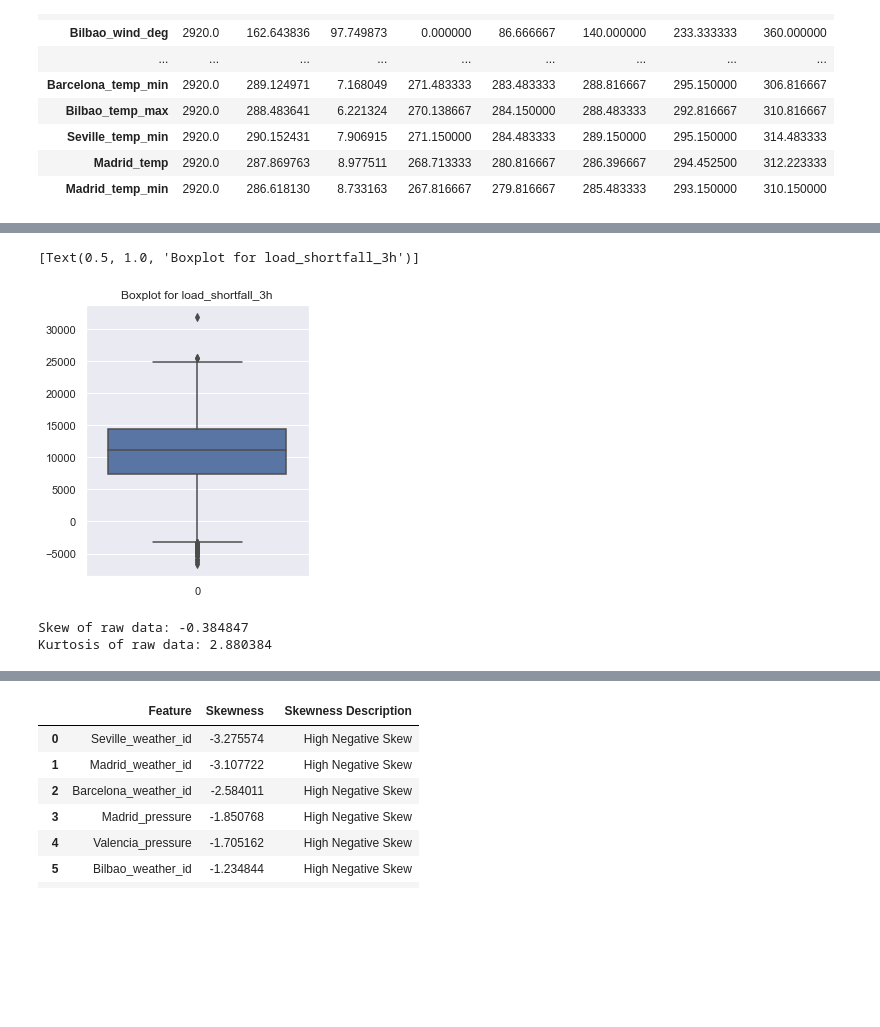
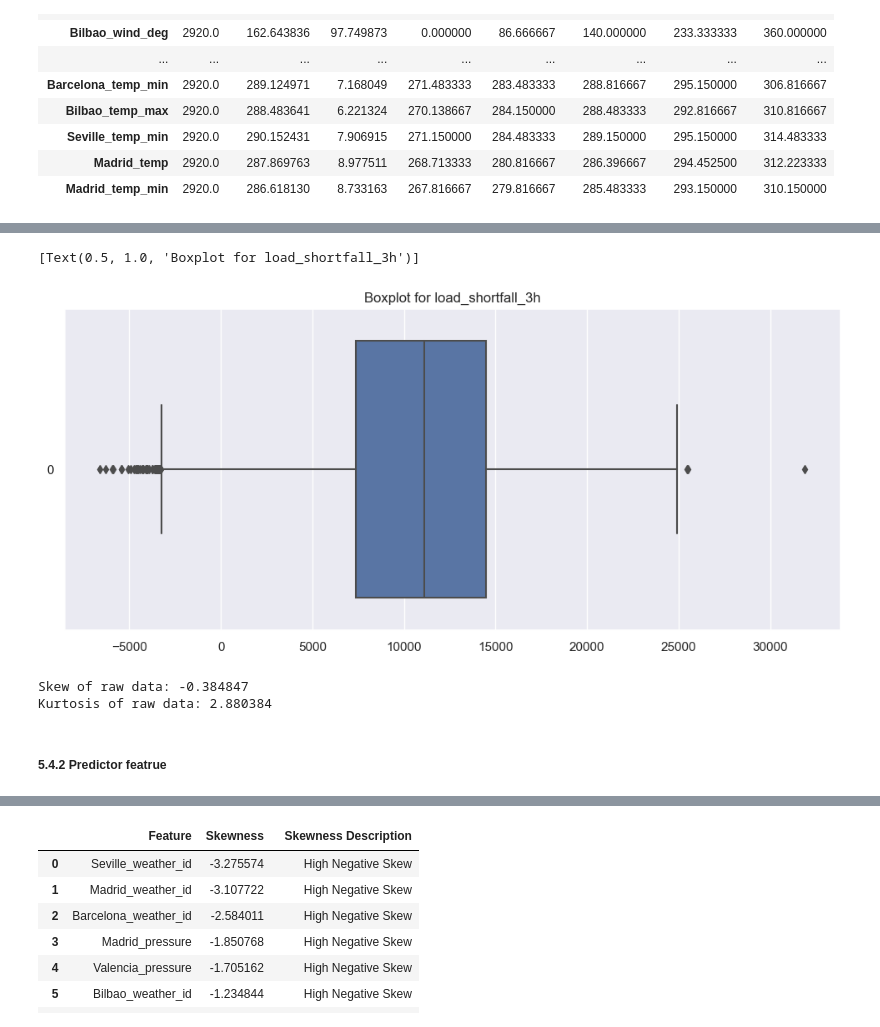
Before and after one commit to ObengKojo23/Team_NM4, a Jupyter notebook: notebooks/Team NM4 Regression Predict.ipynb, the cells around one changed output, grey strips where cells are left out. Cells and saved outputs as stored; diff of their text form; code cells hidden in the pictures; blank space fills up the shorter version.

Commit message:
description of notebook and visualisation update

```diff
--- a/notebooks/Team NM4 Regression Predict.ipynb
+++ b/notebooks/Team NM4 Regression Predict.ipynb
@@ -426,14 +441,17 @@ KeyError: 'load_shortfall'
 # %%
-plt.figure(figsize=(4, 5))
-sns.boxplot(data=df_train['load_shortfall_3h'], orient='v').set(
+#Better view of distribution of target feature with the boxplot
+plt.figure(figsize=(12, 5))
+sns.boxplot(data=df_train['load_shortfall_3h'], orient='h').set(
     title='Boxplot for load_shortfall_3h')
 # %% [output]
 [Text(0.5, 1.0, 'Boxplot for load_shortfall_3h')]
-[figure, old version]
+[figure, new version]
 # %%
 print("Skew of raw data: %f" % df_train['load_shortfall_3h'].skew())  # check skewness
 print("Kurtosis of raw data: %f" % kurtosis(df_train['load_shortfall_3h'],fisher = False)) #check kurtosis
 # %% [output]
 Skew of raw data: -0.384847
 Kurtosis of raw data: 2.880384
+# %% [markdown]
+#####               5.4.2 Predictor featrue
 # %%
```
Also changed, not shown: parts of 12 cells of this notebook.
